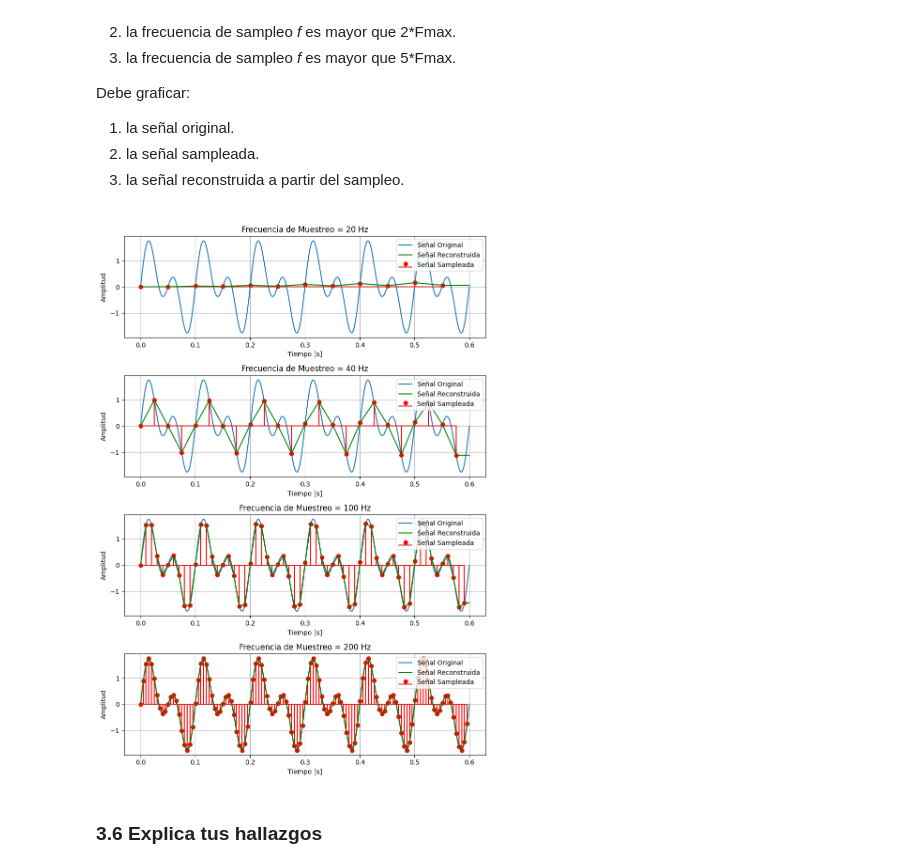
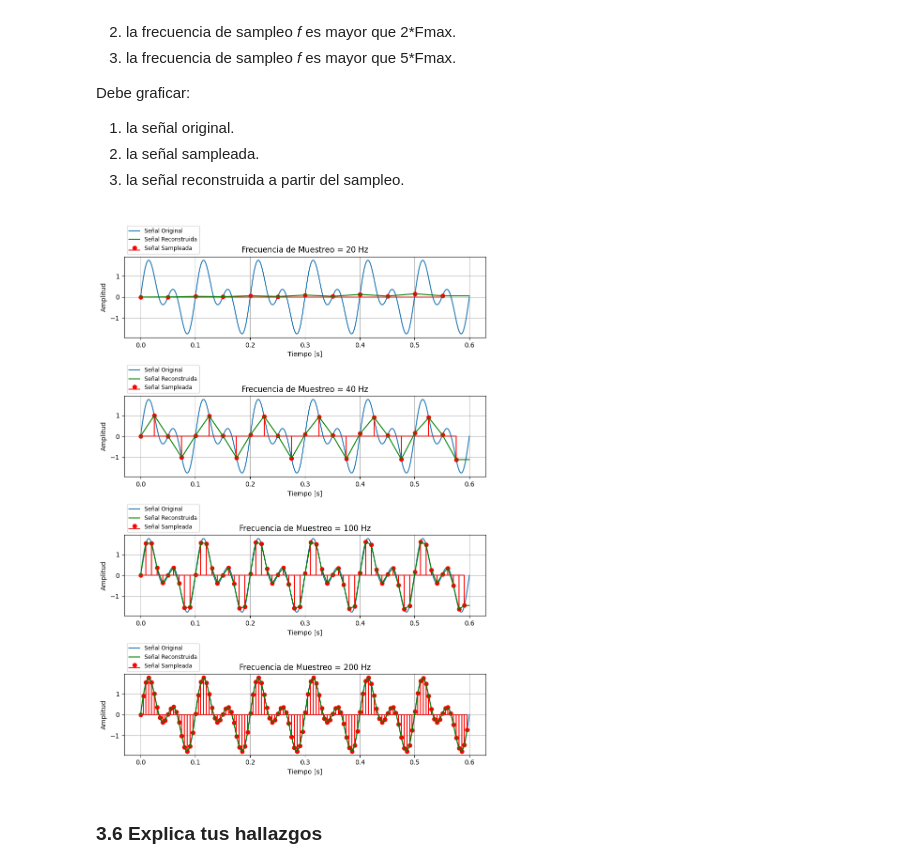
Before and after one commit to JavierGonzalezP/EIE_401_MULTIMEDIA, a Jupyter notebook: Actividad_2_GonzalezJavier_20272244k.ipynb, the cells around one changed output. Cells and saved outputs as stored; diff of their text form; code cells hidden in the pictures.

```diff
--- a/Actividad_2_GonzalezJavier_20272244k.ipynb
+++ b/Actividad_2_GonzalezJavier_20272244k.ipynb
@@ -293,34 +291,34 @@ casos_muestreo = [1, 2, 5, 10]  # Frecuencias de muestreo como múltiplos de la
 fig, axs = plt.subplots(4, figsize=(8.5, 12))
 
 # Iterar sobre los casos de muestreo
 for i, caso in enumerate(casos_muestreo):
     # Frecuencia de muestreo para el caso actual
     frecuencia_muestreo = caso * frecuencia_maxima
 
     # Crear el vector de tiempo para el muestreo
     t_muestreo = np.linspace(0, duracion, int(1000 * duracion))
 
     # Realizar el muestreo
     muestras_idx = np.arange(0, len(t_muestreo), int(1000 / frecuencia_muestreo))
     muestras_tiempo = t_muestreo[muestras_idx]
     muestras_valor = signal(muestras_tiempo)
 
     # Reconstruir la señal
     signal_reconstruida = np.interp(t_muestreo, muestras_tiempo, muestras_valor)
 
     # Graficar la señal original, la señal muestreada y la señal reconstruida
     axs[i].plot(t_original, signal_original, label='Señal Original')
     axs[i].stem(muestras_tiempo, muestras_valor, 'r', label='Señal Sampleada')
     axs[i].plot(t_muestreo, signal_reconstruida, 'g', label='Señal Reconstruida')
     axs[i].set_title('Frecuencia de Muestreo = {} Hz'.format(frecuencia_muestreo))
     axs[i].set_xlabel('Tiempo [s]')
     axs[i].set_ylabel('Amplitud')
-    axs[i].legend()
+    axs[i].legend(loc='lower left', bbox_to_anchor=(0, 1), fontsize='small')
     axs[i].grid(True)
 
 plt.tight_layout()
 plt.show()
 # %% [output]
-[figure, old version]
+[figure, new version]
 # %% [markdown]
 ### 3.6 Explica tus hallazgos
```
Also changed, not shown: parts of 2 cells of this notebook.
